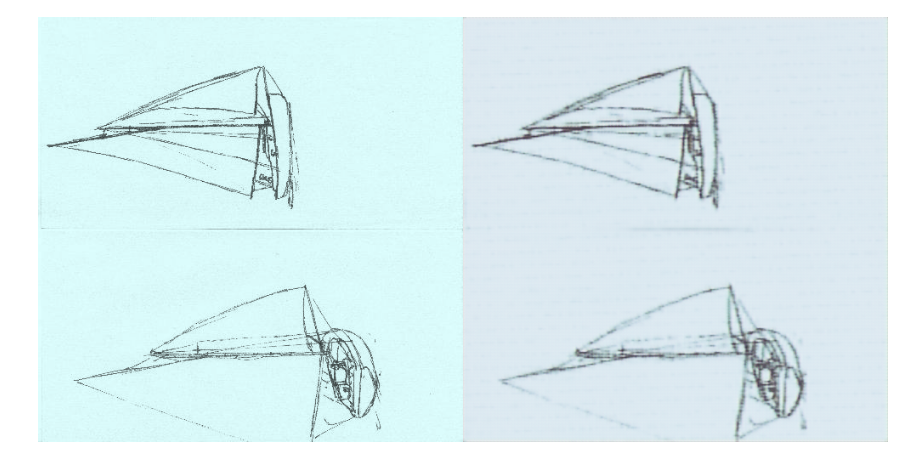
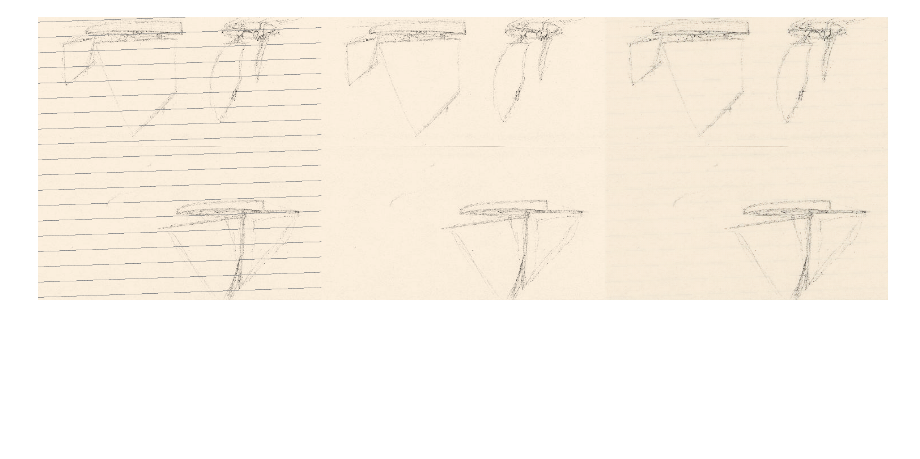
Before and after one commit to ljbelenky/line_remover, a Jupyter notebook: dataset_training.ipynb, the cells around one changed output. Saved outputs shown, nothing was run; the diff lists cells and outputs as text; code cells hidden in the pictures; blank space fills up the shorter version.

```diff
--- a/dataset_training.ipynb
+++ b/dataset_training.ipynb
@@ -55,10 +64,11 @@ image_ds = list_ds.map(get_image)
 image_ds = image_ds.map(tf.image.random_flip_left_right)
 image_ds = image_ds.map(tf.image.random_flip_up_down)
 train_ds = image_ds.map(tf_add_lines)
-x, y = next(iter(train_ds.take(1)))
+train_ds = train_ds.batch(8)
 train_ds = train_ds.repeat()
-train_ds = train_ds.shuffle(buffer_size=40)
-train_ds = train_ds.batch(4)
-merge_images(Image.fromarray((x.numpy()*255).astype('uint8')),
-             Image.fromarray((y.numpy()*255).astype('uint8')))
+
+x,y = next(iter(train_ds))
+x=(x.numpy()[0]*255).astype('uint8')
+y=(y.numpy()[0]*255).astype('uint8')
+merge_images(Image.fromarray(x), Image.fromarray(y))
 # %% [output]
@@ -70,5 +80,5 @@ merge_images(Image.fromarray((x.numpy()*255).astype('uint8')),
 # %%
-n=32
+n=48
 model = tf.keras.Sequential([
       layers.Input(shape=(500, 500, 3)),
       layers.Conv2D(2*n, (3, 3), activation='relu', padding='same', strides=2),
@@ -76,12 +86,9 @@ model = tf.keras.Sequential([
       layers.Conv2DTranspose(n, kernel_size=3, strides=2, activation='relu', padding='same'),
       layers.Conv2DTranspose(2*n, kernel_size=3, strides=2, activation='relu', padding='same'),
       layers.Conv2D(3, kernel_size=(3,3), activation='sigmoid', padding='same'),
-#       layers.Dense(3, activation='linear'),
-#       layers.Reshape((500,500,3))
-#       layers.Activation('linear')
 ])
 
 model.compile(optimizer='adam', loss=losses.MeanSquaredError())
-model.fit(train_ds, steps_per_epoch=1, epochs=1)
+# model.fit(train_ds, steps_per_epoch=1, epochs=1)
 model.summary()
 # %% [output]
@@ -109,3 +114,3 @@ _________________________________________________________________
 # %%
-history = model.fit(train_ds, steps_per_epoch=10, epochs=100)
+history = model.fit(train_ds, steps_per_epoch=16, epochs=200)
 # %% [output]
@@ -134,8 +139,10 @@ plt.legend();
 # %%
 for i in train_ds.take(1).as_numpy_iterator():
     x, y = i
-    y = y[0]
 
-merge_images(Image.fromarray(((y)*255).astype('uint8')),
-Image.fromarray((model.predict(x)[0]*255).astype('uint8')))
+merge_images(
+merge_images(Image.fromarray(((x[0])*255).astype('uint8')),
+             Image.fromarray(((y[0]*255).astype('uint8')))),
+
+             Image.fromarray((model.predict(x)[0]*255).astype('uint8')))
 # %% [output]
@@ -147,4 +154,4 @@ Image.fromarray((model.predict(x)[0]*255).astype('uint8')))
-[figure, old version]
+[figure, new version]
 # %%
 val = np.random.choice([i for i in os.listdir('data/Sketches/Ruled/') if '.jpg' in i])
 print(val)
```
Also changed, not shown: parts of 17 cells of this notebook, 1 other file.
